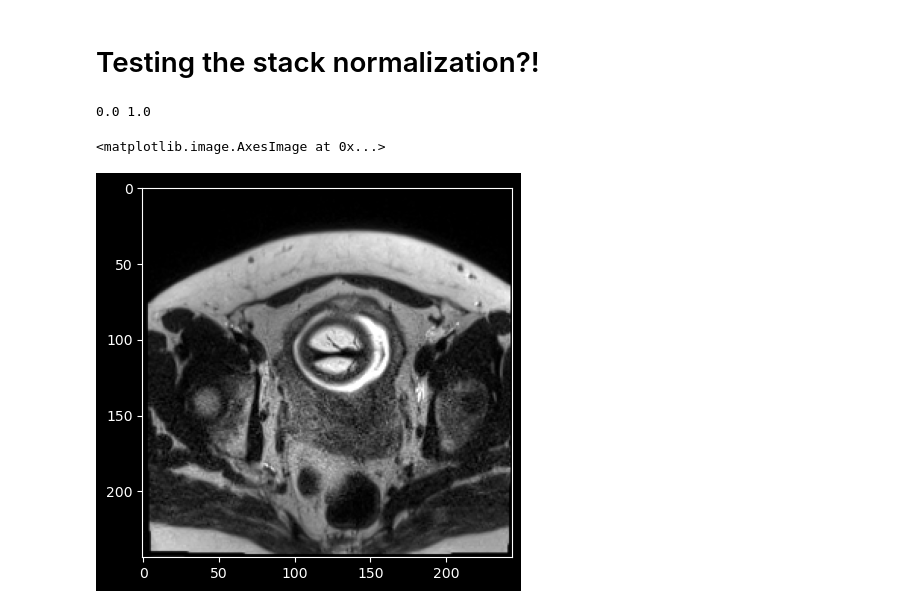
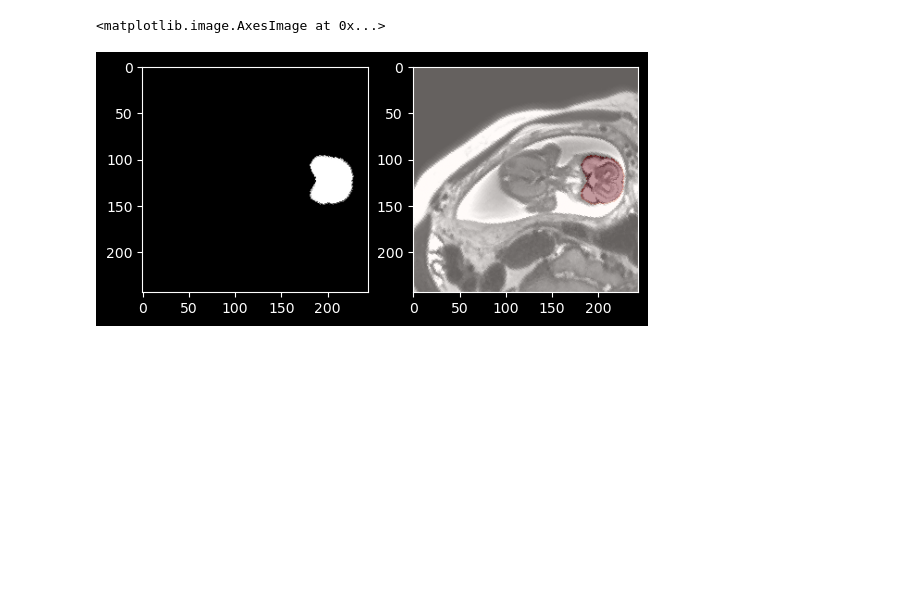
Before and after one commit to MedicalVisionGroup/FetalBrainIQA, a Jupyter notebook: src/explore/scrap.ipynb, the cells around one changed output. Drawn from its saved outputs; the diff is of its cells as text; code cells hidden in the pictures; blank space fills up the shorter version.

```diff
--- a/src/explore/scrap.ipynb
+++ b/src/explore/scrap.ipynb
@@ -37,15 +20,0 @@ norm_params = [
-# %%
-fix, ax = plt.subplots(nrows = 1, ncols = len(norm_params), figsize = (20, 5))  # create a new figure for each image
-
-for i, p in enumerate(norm_params):
-    dataset.set_norm(mask_method=p['mask_method'],
-                     norm_method=p['norm_method'],
-                     masked_norm=p['masked_norm'],
-                     perc_norm=p['perc_norm'])
-
-    img = dataset[955][0][0]  # assuming shape [C, H, W]
-    print(img.min().item(), img.max().item())
-
-    # pick first channel if multi-channel
-    ax[i].set_title(p['title'])
-    ax[i].imshow(img, cmap='gray', vmin=0, vmax=1)  # adjust vmax if needed
@@ -61,4 +20,0 @@ for i, p in enumerate(norm_params):
-# %%
-dataset.set_norm()
-img = dataset[0][0][0]
-plt.imshow(img, cmap='grey') # un-normalized
@@ -112,12 +21,9 @@ x_peak: 4.2433624267578125 lower: 3.819025993347168 upper: 4.667698860168457
-# %% [markdown]
-# Testing the stack normalization?!
 # %%
-dataset.set_norm(mask_method = "stack", norm_method="min-max", masked_norm=True, perc_norm = 0)
+aug_list = get_spatial_transform_list()
+dataset.set_norm(norm_method = "min-max", mask_method="stack", masked_norm=True, perc_norm=0)
+# dataset.set_aug(None)
+dataset.set_aug(aug_list)
-# %%
-img = dataset[0][0][0]
-print(img.min().item(), img.max().item())
-plt.imshow(img, cmap='grey')
-# %% [output]
-0.0 1.0
-<matplotlib.image.AxesImage at 0x...>
-[figure, removed]
+# %%
+idx = 271
+
+full = dataset[idx][0]
@@ -123,0 +41,13 @@ plt.imshow(img, cmap='grey')
+# %%
+# full = augs(full)
+
+mask = full[1]
+scan = full[0]
+
+fig, ax = plt.subplots(ncols = 2)
+ax[0].imshow(mask, cmap='grey')
+ax[1].imshow(scan, cmap="gray")
+ax[1].imshow(mask, alpha=0.4, cmap="Reds")
+# %% [output]
+<matplotlib.image.AxesImage at 0x...>
+[figure, added]
```
Also changed, not shown: parts of 11 cells of this notebook, 4 other files.
